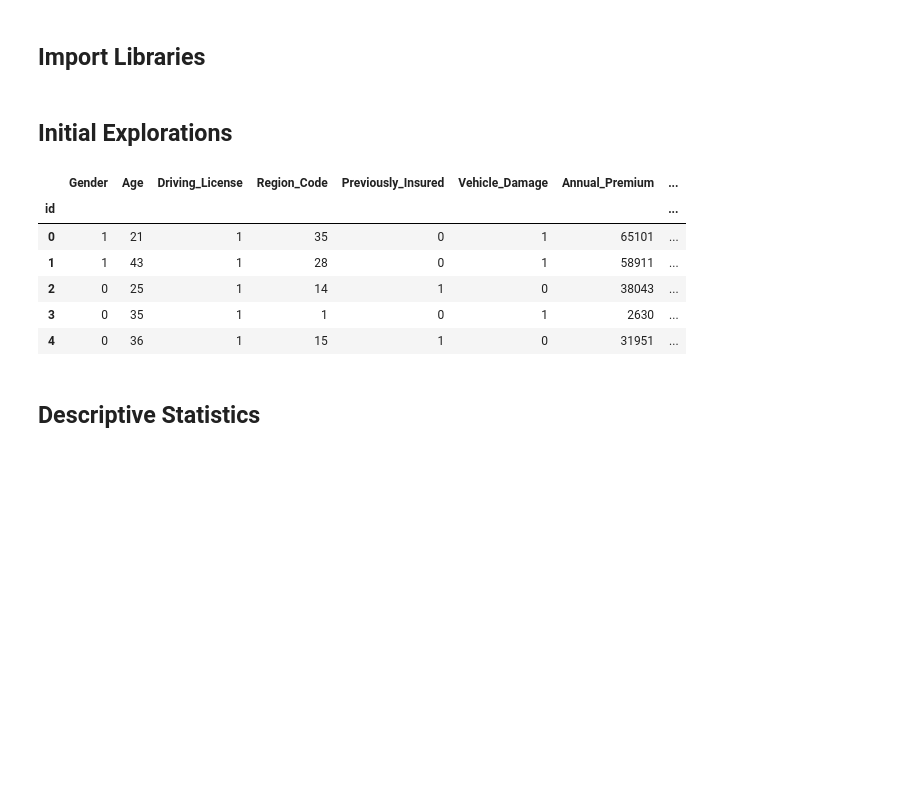
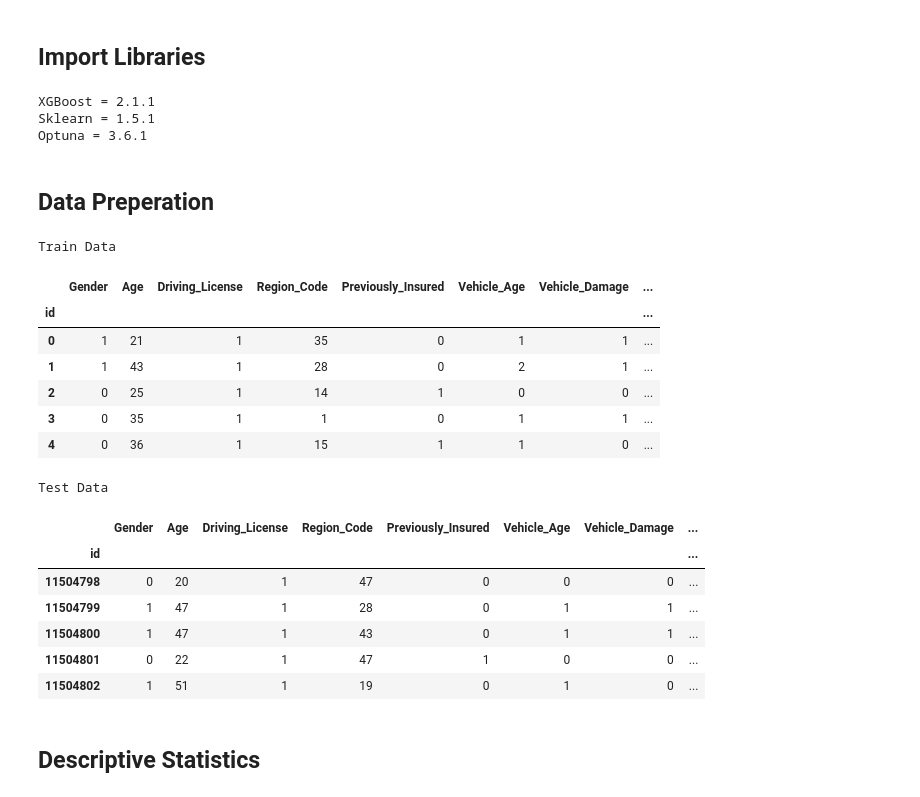
Before and after one commit to carloabimanyu/insurance-cross-selling, a Jupyter notebook: notebooks/notebook.ipynb, the cells around one changed output. Drawn from its saved outputs; the diff is of its cells as text; code cells hidden in the pictures; blank space fills up the shorter version.

```diff
--- a/notebooks/notebook.ipynb
+++ b/notebooks/notebook.ipynb
@@ -9,28 +9,67 @@ import pandas as pd
 from src import utils
 from src.preprocessing import preprocess_data
 
+# For Visualization
 import seaborn as sns
 import matplotlib.pyplot as plt
+import tqdm
 from string import ascii_letters
 
+# For Modeling
+import sklearn as sk
+from sklearn.model_selection import StratifiedKFold
+from sklearn.linear_model import LogisticRegressionCV
+from sklearn.model_selection import train_test_split
+from sklearn.metrics import classification_report
+import xgboost as xgb
+print(f"XGBoost = {xgb.__version__}")
+print(f"Sklearn = {sk.__version__}")
+
+# Ensemble and tuning
+import optuna
+optuna.logging.set_verbosity = optuna.logging.ERROR
+print(f"Optuna = {optuna.__version__}")
+
+from warnings import filterwarnings;
+filterwarnings('ignore');
 pd.set_option("display.max_columns", None)
 config = utils.get_config()
+# %% [output]
+XGBoost = 2.1.1
+Sklearn = 1.5.1
+Optuna = 3.6.1
-# %% [markdown]
-## Initial Explorations
+# %% [markdown]
+## Data Preperation
 # %%
 # Train data
 train_df = pd.read_csv(config["raw_data"]["path_train"])
 train_df = preprocess_data(data=train_df, config=config)
 
-train_df.head()
+# Test data
+test_df = pd.read_csv(config["raw_data"]["path_test"])
+test_df = preprocess_data(data=test_df, config=config)
+
+# See the dataset
+for name, df in [("Train Data", train_df), ("Test Data", test_df)]:
+    print(name)
+    display(df.head())
 # %% [output]
+Train Data
-|  | Gender | Age | Driving_License | Region_Code | Previously_Insured | Vehicle_Damage | Annual_Premium | ... |
+|  | Gender | Age | Driving_License | Region_Code | Previously_Insured | Vehicle_Age | Vehicle_Damage | ... |
 | id |  |  |  |  |  |  |  | ... |
-| 0 | 1 | 21 | 1 | 35 | 0 | 1 | 65101 | ... |
-| 1 | 1 | 43 | 1 | 28 | 0 | 1 | 58911 | ... |
-| 2 | 0 | 25 | 1 | 14 | 1 | 0 | 38043 | ... |
-| 3 | 0 | 35 | 1 | 1 | 0 | 1 | 2630 | ... |
-| 4 | 0 | 36 | 1 | 15 | 1 | 0 | 31951 | ... |
+| 0 | 1 | 21 | 1 | 35 | 0 | 1 | 1 | ... |
+| 1 | 1 | 43 | 1 | 28 | 0 | 2 | 1 | ... |
+| 2 | 0 | 25 | 1 | 14 | 1 | 0 | 0 | ... |
+| 3 | 0 | 35 | 1 | 1 | 0 | 1 | 1 | ... |
+| 4 | 0 | 36 | 1 | 15 | 1 | 1 | 0 | ... |
+Test Data
+|  | Gender | Age | Driving_License | Region_Code | Previously_Insured | Vehicle_Age | Vehicle_Damage | ... |
+| id |  |  |  |  |  |  |  | ... |
+| 11504798 | 0 | 20 | 1 | 47 | 0 | 0 | 0 | ... |
+| 11504799 | 1 | 47 | 1 | 28 | 0 | 1 | 1 | ... |
+| 11504800 | 1 | 47 | 1 | 43 | 0 | 1 | 1 | ... |
+| 11504801 | 0 | 22 | 1 | 47 | 1 | 0 | 0 | ... |
+| 11504802 | 1 | 51 | 1 | 19 | 0 | 1 | 0 | ... |
 # %% [markdown]
 ## Descriptive Statistics
 # %%
```
Also changed, not shown: parts of 6 cells of this notebook.
